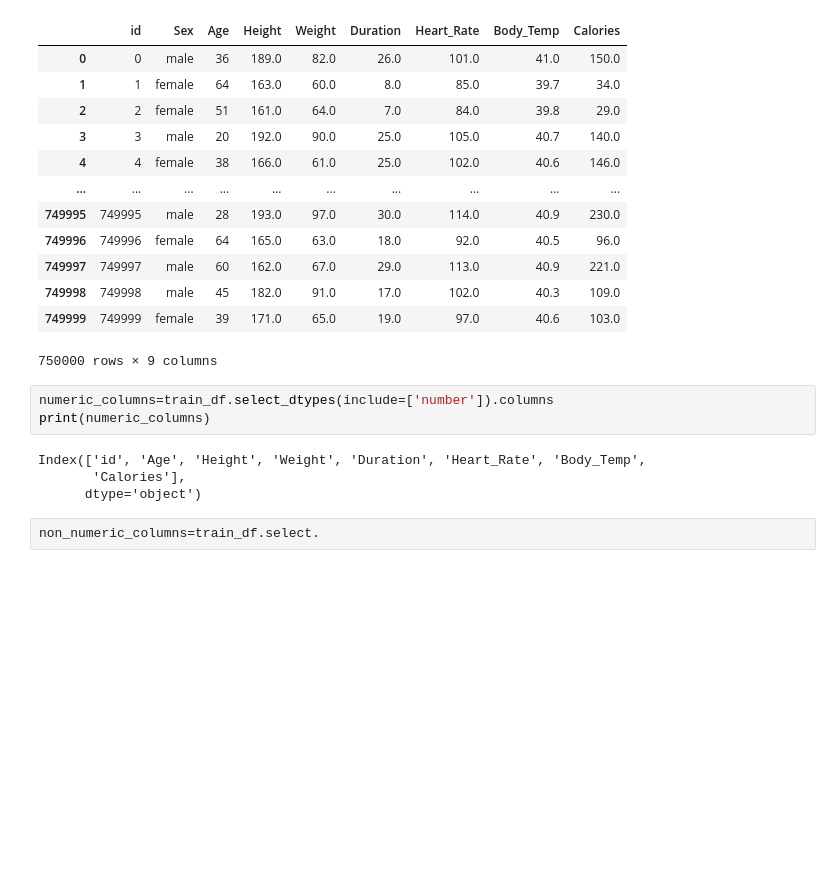
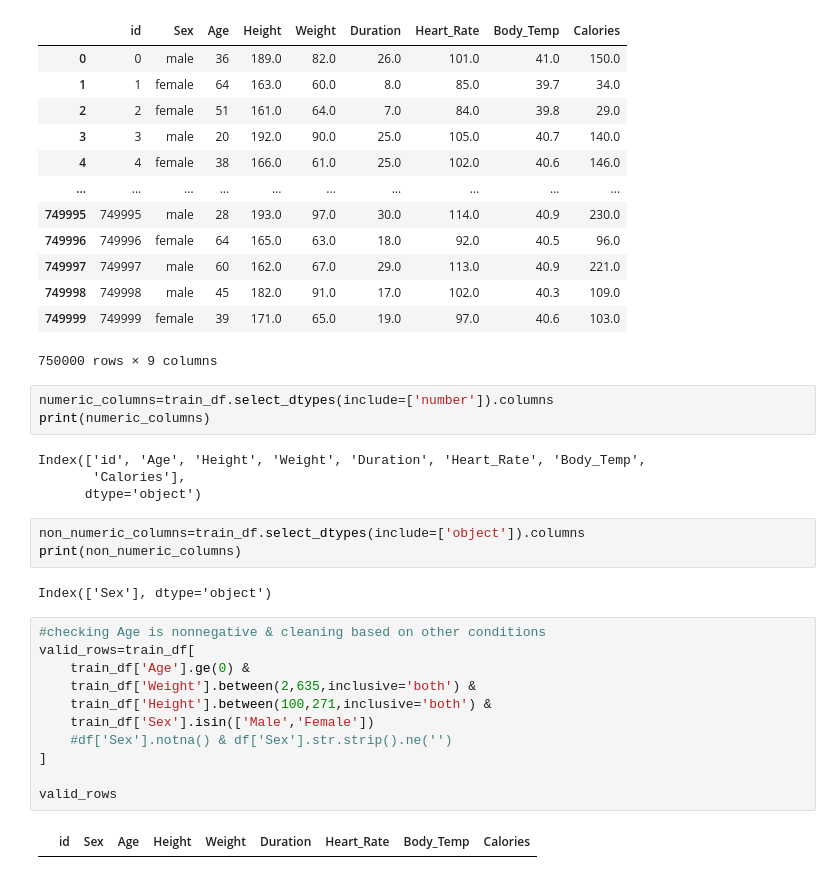
Before and after one commit to Abu-Taher01/Predict-Calorie-Expenditure, a Jupyter notebook: Welcome_To_Colab.ipynb, the cells around one changed output. Drawn from its saved outputs; the diff is of its cells as text; blank space fills up the shorter version.

```diff
--- a/Welcome_To_Colab.ipynb
+++ b/Welcome_To_Colab.ipynb
@@ -163,5 +163,21 @@ print(numeric_columns)
 Index(['id', 'Age', 'Height', 'Weight', 'Duration', 'Heart_Rate', 'Body_Temp',
        'Calories'],
       dtype='object')
-# %%
-non_numeric_columns=train_df.select.
+# %%
+non_numeric_columns=train_df.select_dtypes(include=['object']).columns
+print(non_numeric_columns)
+# %% [output]
+Index(['Sex'], dtype='object')
+# %%
+#checking Age is nonnegative & cleaning based on other conditions
+valid_rows=train_df[
+    train_df['Age'].ge(0) &
+    train_df['Weight'].between(2,635,inclusive='both') &
+    train_df['Height'].between(100,271,inclusive='both') &
+    train_df['Sex'].isin(['Male','Female'])
+    #df['Sex'].notna() & df['Sex'].str.strip().ne('')
+]
+
+valid_rows
+# %% [output]
+|  | id | Sex | Age | Height | Weight | Duration | Heart_Rate | Body_Temp | Calories |
```
